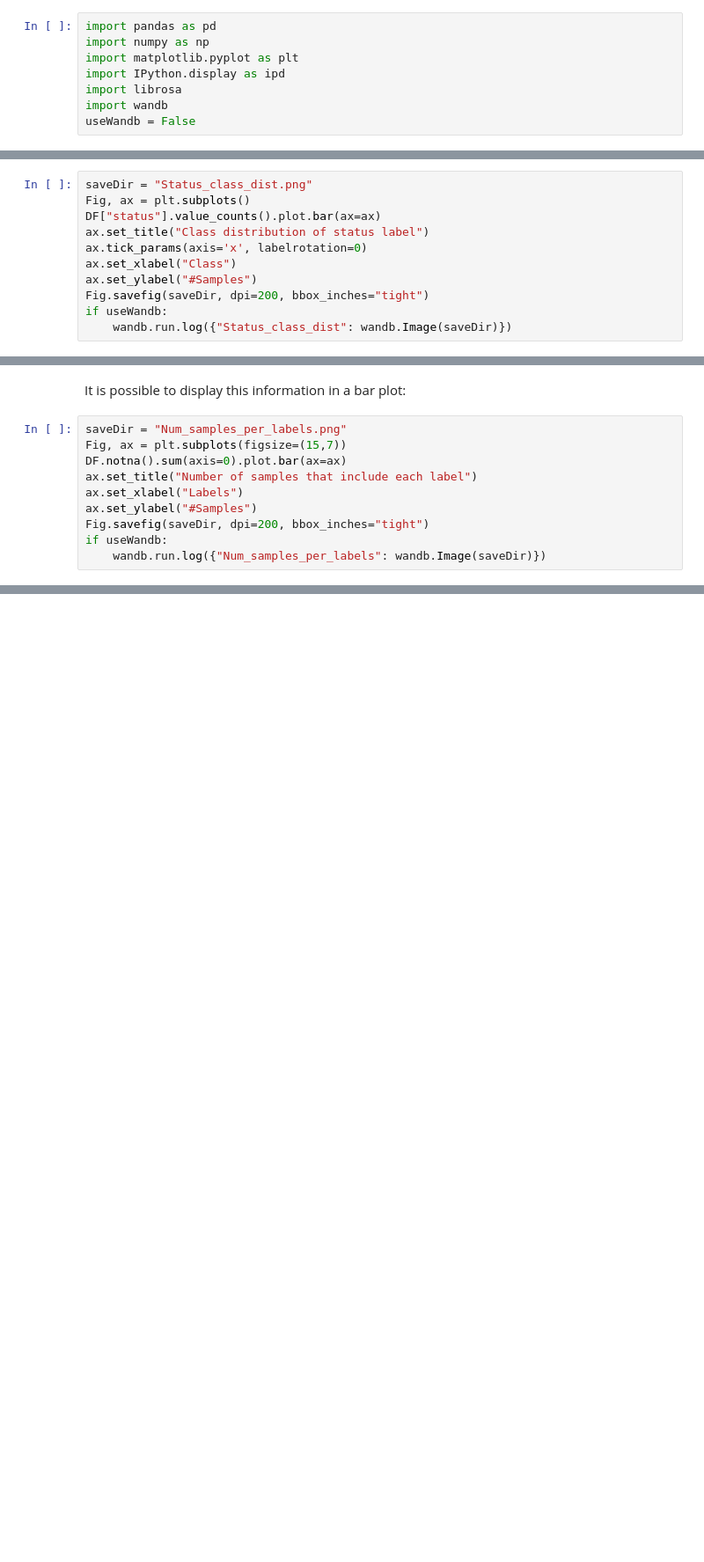
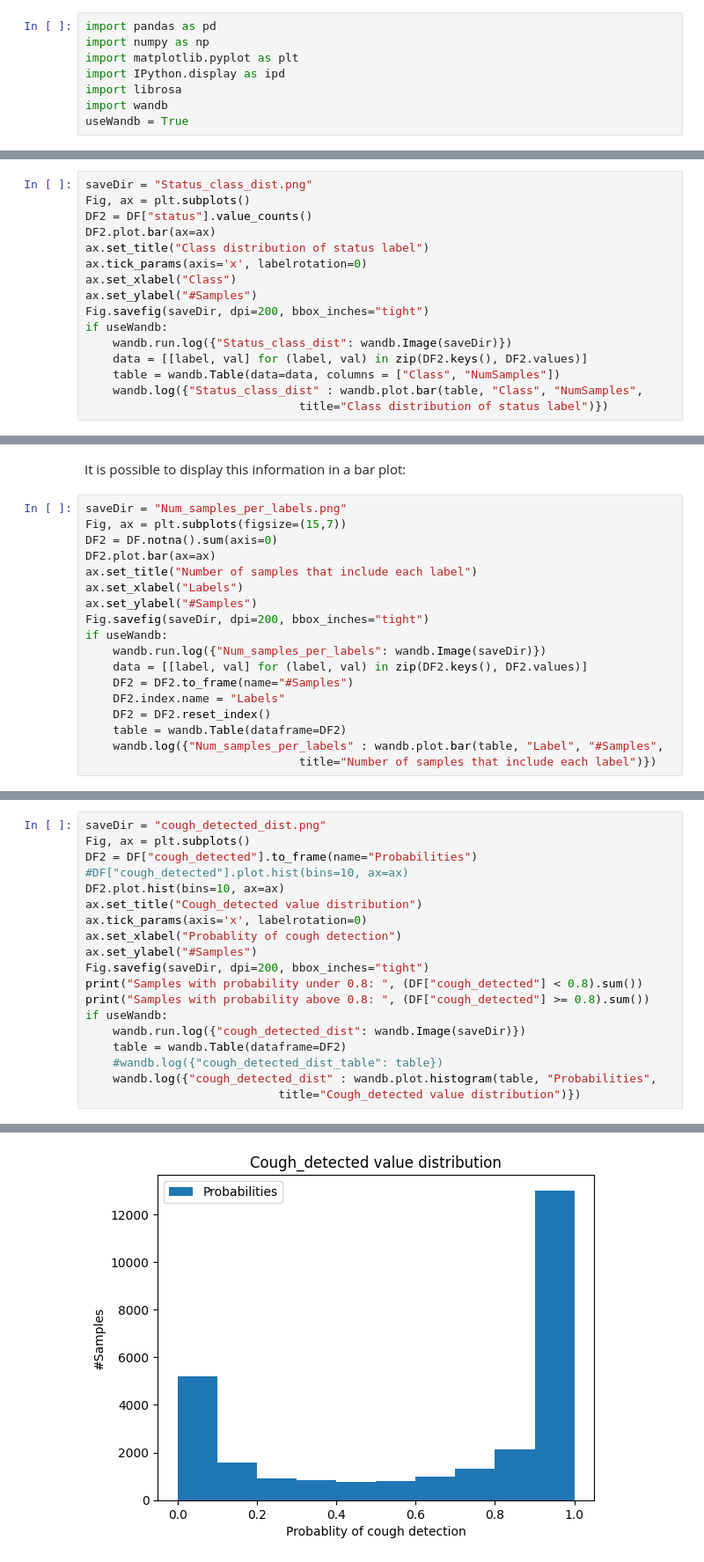
Before and after one commit to susmiranda/avs8-840-deep-learning-mini-project, a Jupyter notebook: datasetExplorationReport.ipynb, the cells around one changed output, grey strips where cells are left out. Shown: that part at 88% size. Drawn from its saved outputs; the diff is of its cells as text; blank space fills up the shorter version.

Commit message:
Finished a jupyter report, and tested some wandb features

```diff
--- a/datasetExplorationReport.ipynb
+++ b/datasetExplorationReport.ipynb
@@ -5,4 +5,4 @@ import matplotlib.pyplot as plt
 import IPython.display as ipd
 import librosa
 import wandb
-useWandb = False
+useWandb = True
@@ -61,7 +69,8 @@ This can be shown in a bar plot:
 # %%
 saveDir = "Status_class_dist.png"
 Fig, ax = plt.subplots()
-DF["status"].value_counts().plot.bar(ax=ax)
+DF2 = DF["status"].value_counts()
+DF2.plot.bar(ax=ax)
 ax.set_title("Class distribution of status label")
 ax.tick_params(axis='x', labelrotation=0)
 ax.set_xlabel("Class")
@@ -69,6 +78,10 @@ ax.set_ylabel("#Samples")
 Fig.savefig(saveDir, dpi=200, bbox_inches="tight")
 if useWandb:
     wandb.run.log({"Status_class_dist": wandb.Image(saveDir)})
+    data = [[label, val] for (label, val) in zip(DF2.keys(), DF2.values)]
+    table = wandb.Table(data=data, columns = ["Class", "NumSamples"])
+    wandb.log({"Status_class_dist" : wandb.plot.bar(table, "Class", "NumSamples",
+                               title="Class distribution of status label")})
 # %% [output]
 [figure]
 # %% [markdown]
@@ -135,13 +160,21 @@ It is possible to display this information in a bar plot:
 # %%
 saveDir = "Num_samples_per_labels.png"
 Fig, ax = plt.subplots(figsize=(15,7))
-DF.notna().sum(axis=0).plot.bar(ax=ax)
+DF2 = DF.notna().sum(axis=0)
+DF2.plot.bar(ax=ax)
 ax.set_title("Number of samples that include each label")
 ax.set_xlabel("Labels")
 ax.set_ylabel("#Samples")
 Fig.savefig(saveDir, dpi=200, bbox_inches="tight")
 if useWandb:
     wandb.run.log({"Num_samples_per_labels": wandb.Image(saveDir)})
+    data = [[label, val] for (label, val) in zip(DF2.keys(), DF2.values)]
+    DF2 = DF2.to_frame(name="#Samples")
+    DF2.index.name = "Labels"
+    DF2 = DF2.reset_index()
+    table = wandb.Table(dataframe=DF2)
+    wandb.log({"Num_samples_per_labels" : wandb.plot.bar(table, "Label", "#Samples",
+                               title="Number of samples that include each label")})
 # %% [output]
 [figure]
 # %% [markdown]
@@ -152,0 +189,20 @@ The results of a combination analysis shows that if a sample has a gender label,
+# %%
+saveDir = "cough_detected_dist.png"
+Fig, ax = plt.subplots()
+DF2 = DF["cough_detected"].to_frame(name="Probabilities")
+#DF["cough_detected"].plot.hist(bins=10, ax=ax)
+DF2.plot.hist(bins=10, ax=ax)
+ax.set_title("Cough_detected value distribution")
+ax.tick_params(axis='x', labelrotation=0)
+ax.set_xlabel("Probablity of cough detection")
+ax.set_ylabel("#Samples")
+Fig.savefig(saveDir, dpi=200, bbox_inches="tight")
+print("Samples with probability under 0.8: ", (DF["cough_detected"] < 0.8).sum())
+print("Samples with probability above 0.8: ", (DF["cough_detected"] >= 0.8).sum())
+if useWandb:
+    wandb.run.log({"cough_detected_dist": wandb.Image(saveDir)})
+    table = wandb.Table(dataframe=DF2)
+    #wandb.log({"cough_detected_dist_table": table})
+    wandb.log({"cough_detected_dist" : wandb.plot.histogram(table, "Probabilities",
+                            title="Cough_detected value distribution")})
+# %% [output]
@@ -152,0 +211 @@ The results of a combination analysis shows that if a sample has a gender label,
+[figure, added]
```
Also changed, not shown: parts of 23 cells of this notebook, 1 other file.
